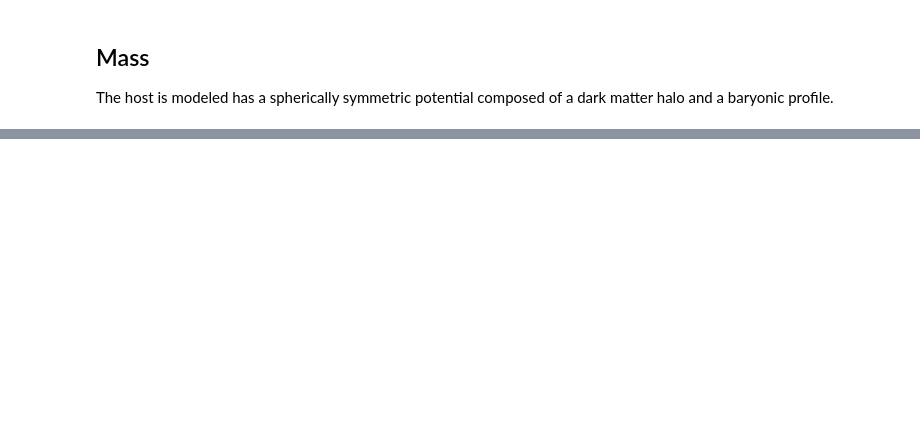
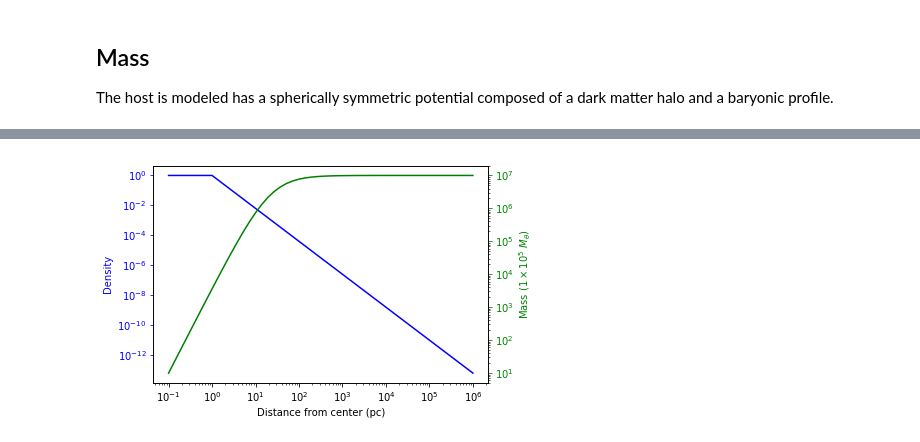
Before and after one commit to jsbarbosa/TesisFisica, a Jupyter notebook: Files/Week 3/BaseCase.ipynb, the cells around one changed output, grey strips where cells are left out. Saved outputs shown, nothing was run; the diff lists cells and outputs as text; code cells hidden in the pictures; blank space fills up the shorter version.

```diff
--- a/Files/Week 3/BaseCase.ipynb
+++ b/Files/Week 3/BaseCase.ipynb
@@ -164,0 +255,10 @@ plt.show()
+# %%
+r = np.logspace(-1, 6)
+
+ds = baryonicDensityOld(r)
+dm = baryonicMassOld(r)
+
+fig, (ax1, ax2) = plotDensityMass(r, ds, ms)
+plt.show()
+# %% [output]
+[figure, added]
```
Also changed, not shown: parts of 20 cells of this notebook, 32 other files.
